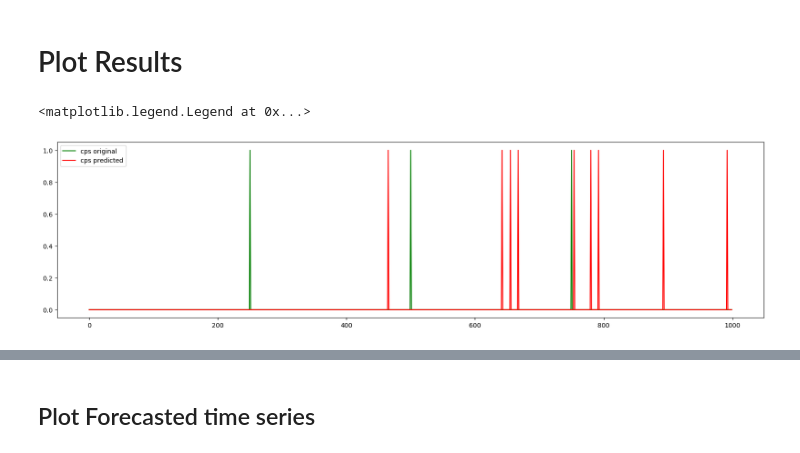
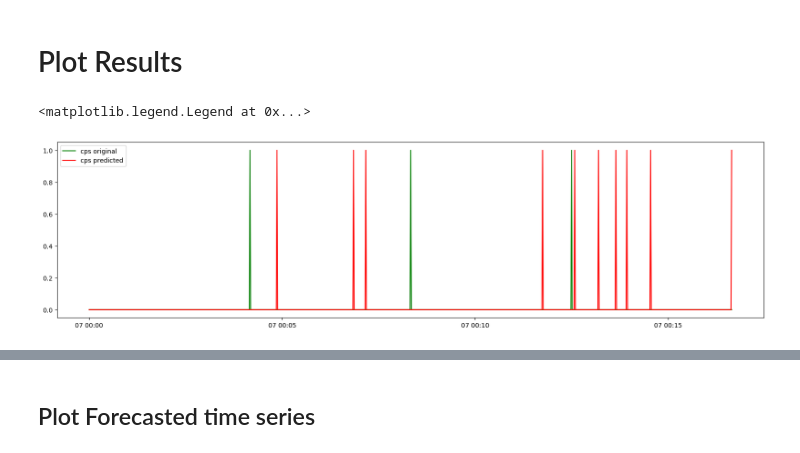
Before and after one commit to GishB/DirectionalDrillingChangePointDetection, a Jupyter notebook: experiments/refactoring_experiments/KalmanFilter.ipynb, the cells around one changed output, grey strips where cells are left out. Saved outputs shown, nothing was run; the diff lists cells and outputs as text; code cells hidden in the pictures.

```diff
--- a/experiments/refactoring_experiments/KalmanFilter.ipynb
+++ b/experiments/refactoring_experiments/KalmanFilter.ipynb
@@ -49,14 +49,16 @@ model = KalmanFilter(is_cps_filter_on=True,
 cps_pred = model.predict(data['x'].values)
 # %% [markdown]
 # Plot Results
+# %%
+data['cps_pred'] = cps_pred
 # %%
 plt.figure(figsize=(20,5))
-plt.plot(data["CPs"].values, label='cps original', color='green')
-plt.plot(cps_pred, label='cps predicted', color='red')
+plt.plot(data["CPs"], label='cps original', color='green')
+plt.plot(data['cps_pred'], label='cps predicted', color='red')
 plt.legend()
 # %% [output]
 <matplotlib.legend.Legend at 0x...>
-[figure, old version]
+[figure, new version]
 # %%
 cps_pred
 # %% [output]
```
Also changed, not shown: parts of 1 cell of this notebook, 5 other files.
